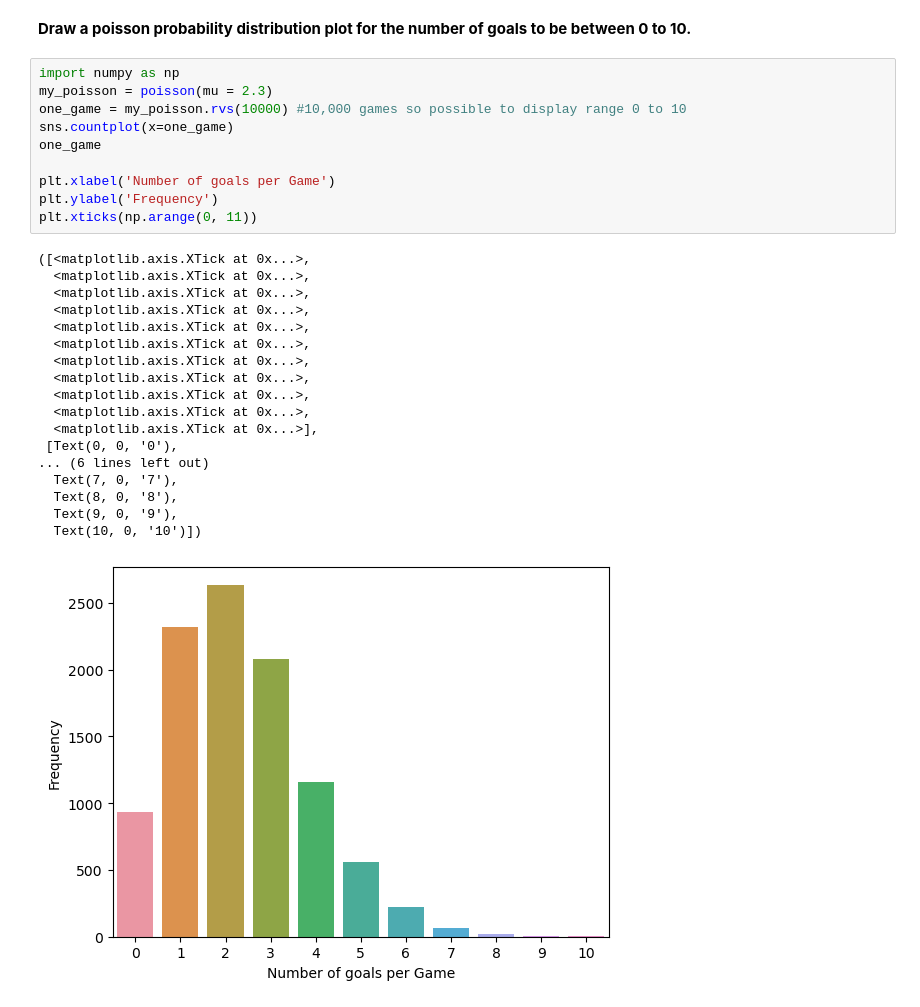
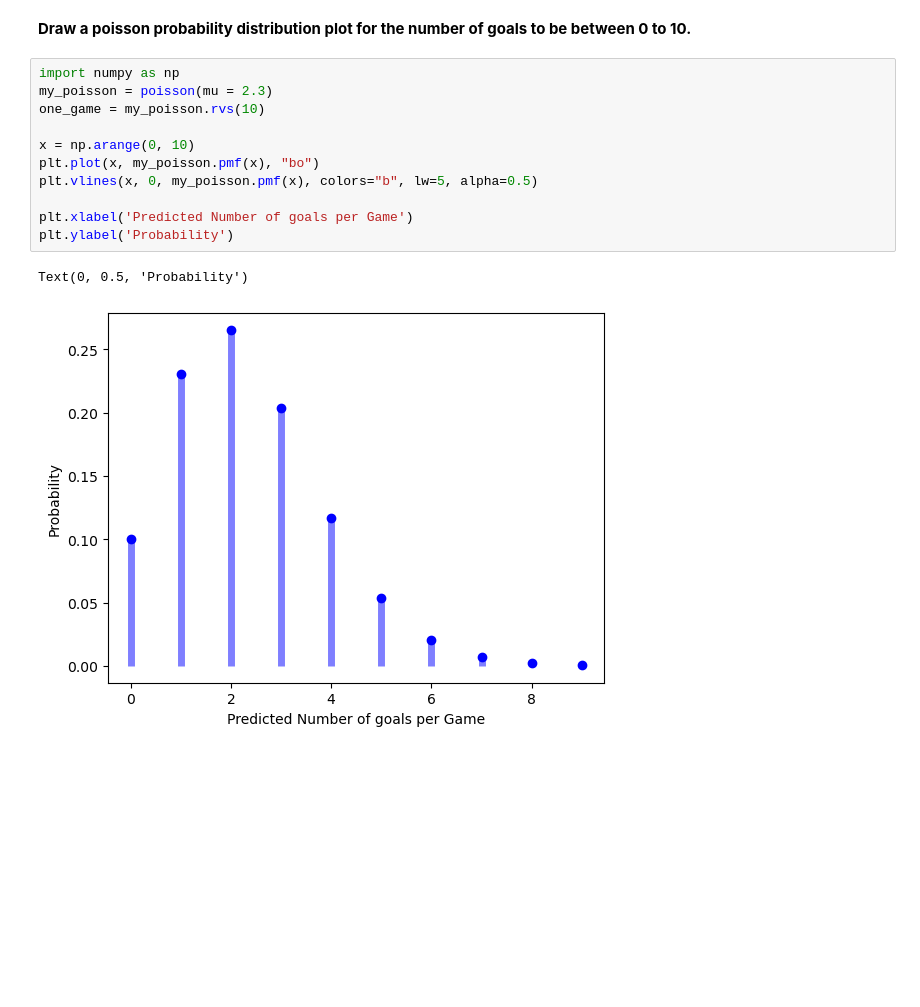
Before and after one commit to Ironhack-data-bcn-oct-2022/lab-discrete-probability-distributions, a Jupyter notebook: your-code/main.ipynb, the cells around one changed output. Cells and saved outputs as stored; diff of their text form; blank space fills up the shorter version.

```diff
--- a/your-code/main.ipynb
+++ b/your-code/main.ipynb
@@ -145,29 +145,14 @@ my_poisson.pmf(5)
 # %%
 import numpy as np
 my_poisson = poisson(mu = 2.3)
-one_game = my_poisson.rvs(10000) #10,000 games so possible to display range 0 to 10
-sns.countplot(x=one_game)
-one_game
+one_game = my_poisson.rvs(10)
 
-plt.xlabel('Number of goals per Game')
-plt.ylabel('Frequency')
-plt.xticks(np.arange(0, 11))
+x = np.arange(0, 10)
+plt.plot(x, my_poisson.pmf(x), "bo")
+plt.vlines(x, 0, my_poisson.pmf(x), colors="b", lw=5, alpha=0.5)
+
+plt.xlabel('Predicted Number of goals per Game')
+plt.ylabel('Probability')
 # %% [output]
-([<matplotlib.axis.XTick at 0x...>,
-  <matplotlib.axis.XTick at 0x...>,
-  <matplotlib.axis.XTick at 0x...>,
-  <matplotlib.axis.XTick at 0x...>,
-  <matplotlib.axis.XTick at 0x...>,
-  <matplotlib.axis.XTick at 0x...>,
-  <matplotlib.axis.XTick at 0x...>,
-  <matplotlib.axis.XTick at 0x...>,
-  <matplotlib.axis.XTick at 0x...>,
-  <matplotlib.axis.XTick at 0x...>,
-  <matplotlib.axis.XTick at 0x...>],
- [Text(0, 0, '0'),
-... (6 lines left out)
-  Text(7, 0, '7'),
-  Text(8, 0, '8'),
-  Text(9, 0, '9'),
-  Text(10, 0, '10')])
+Text(0, 0.5, 'Probability')
-[figure, old version]
+[figure, new version]
```
Also changed, not shown: parts of 3 cells of this notebook.
